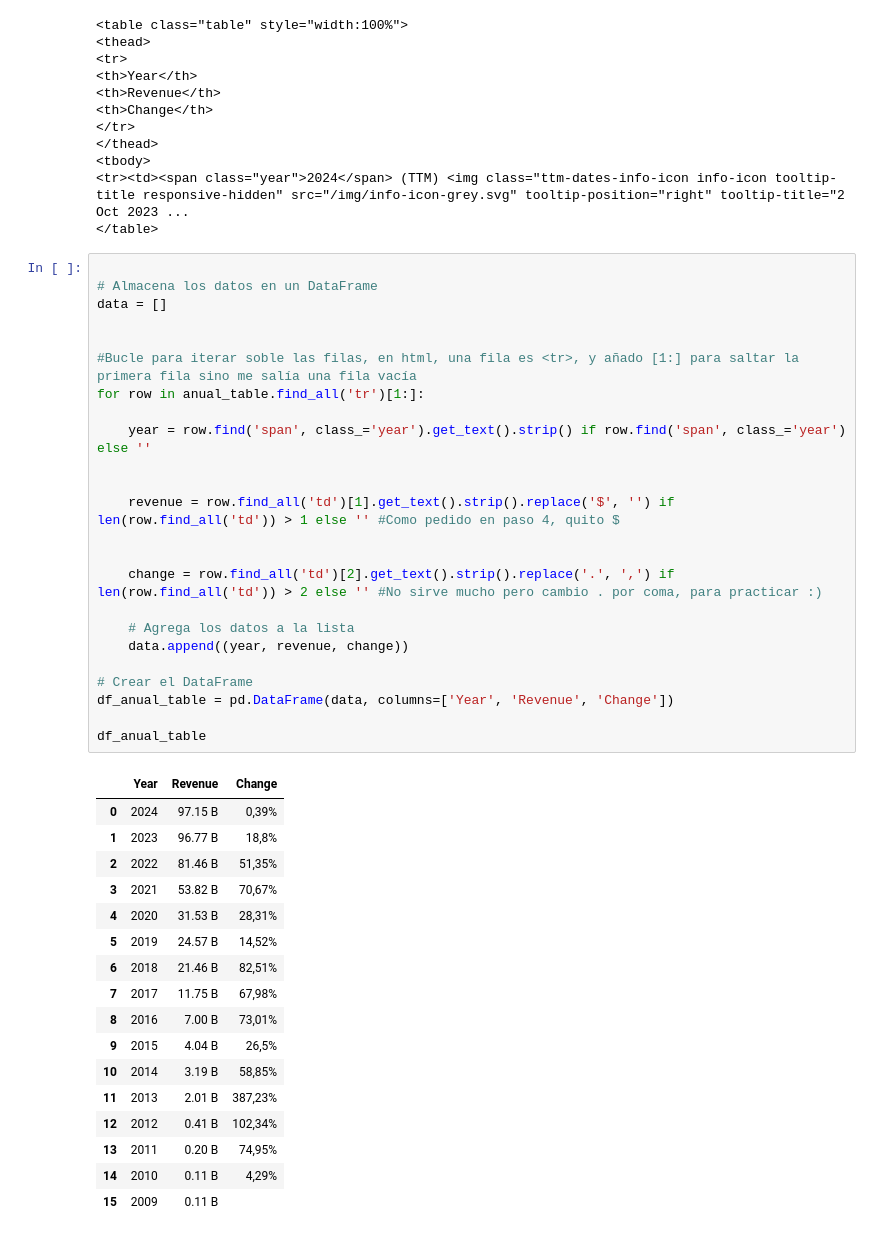
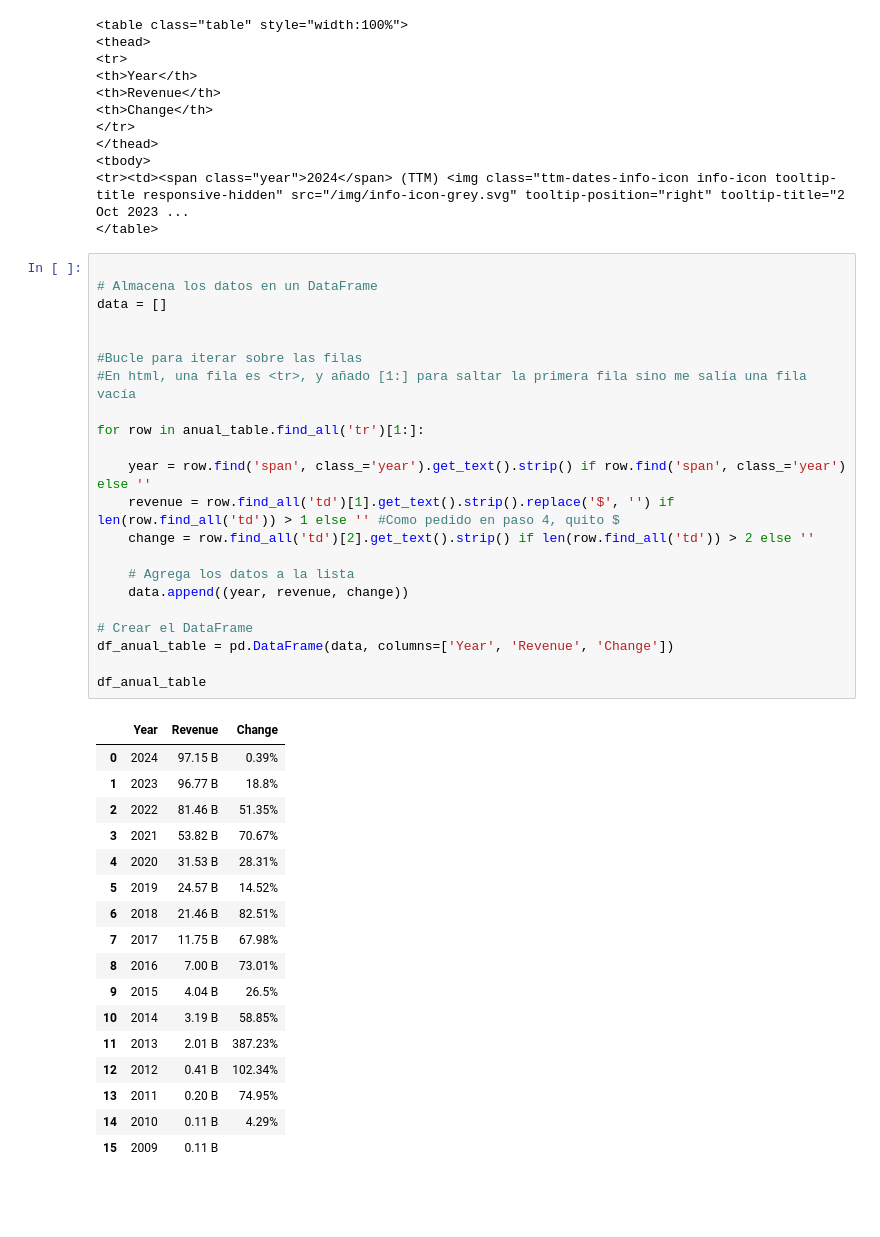
Before and after one commit to 4GeeksAcademy/pauline---web-scraping-project-tutorial, a Jupyter notebook: src/explore.es.ipynb, the cells around one changed output. Drawn from its saved outputs; the diff is of its cells as text; blank space fills up the shorter version.

```diff
--- a/src/explore.es.ipynb
+++ b/src/explore.es.ipynb
@@ -95,42 +95,40 @@ print(anual_table)
 # %%
 
 # Almacena los datos en un DataFrame
 data = []
 
 
-#Bucle para iterar soble las filas, en html, una fila es <tr>, y añado [1:] para saltar la primera fila sino me salía una fila vacía
+#Bucle para iterar sobre las filas
+#En html, una fila es <tr>, y añado [1:] para saltar la primera fila sino me salía una fila vacía
+
 for row in anual_table.find_all('tr')[1:]:
 
     year = row.find('span', class_='year').get_text().strip() if row.find('span', class_='year') else ''
-
-
     revenue = row.find_all('td')[1].get_text().strip().replace('$', '') if len(row.find_all('td')) > 1 else '' #Como pedido en paso 4, quito $
-
-
-    change = row.find_all('td')[2].get_text().strip().replace('.', ',') if len(row.find_all('td')) > 2 else '' #No sirve mucho pero cambio . por coma, para practicar :)
+    change = row.find_all('td')[2].get_text().strip() if len(row.find_all('td')) > 2 else ''
 
     # Agrega los datos a la lista
     data.append((year, revenue, change))
 
 # Crear el DataFrame
 df_anual_table = pd.DataFrame(data, columns=['Year', 'Revenue', 'Change'])
 
 df_anual_table
 # %% [output]
 |  | Year | Revenue | Change |
-| 0 | 2024 | 97.15 B | 0,39% |
-| 1 | 2023 | 96.77 B | 18,8% |
-| 2 | 2022 | 81.46 B | 51,35% |
-| 3 | 2021 | 53.82 B | 70,67% |
-| 4 | 2020 | 31.53 B | 28,31% |
-| 5 | 2019 | 24.57 B | 14,52% |
-| 6 | 2018 | 21.46 B | 82,51% |
-| 7 | 2017 | 11.75 B | 67,98% |
-| 8 | 2016 | 7.00 B | 73,01% |
-| 9 | 2015 | 4.04 B | 26,5% |
-| 10 | 2014 | 3.19 B | 58,85% |
-| 11 | 2013 | 2.01 B | 387,23% |
-| 12 | 2012 | 0.41 B | 102,34% |
-| 13 | 2011 | 0.20 B | 74,95% |
-| 14 | 2010 | 0.11 B | 4,29% |
+| 0 | 2024 | 97.15 B | 0.39% |
+| 1 | 2023 | 96.77 B | 18.8% |
+| 2 | 2022 | 81.46 B | 51.35% |
+| 3 | 2021 | 53.82 B | 70.67% |
+| 4 | 2020 | 31.53 B | 28.31% |
+| 5 | 2019 | 24.57 B | 14.52% |
+| 6 | 2018 | 21.46 B | 82.51% |
+| 7 | 2017 | 11.75 B | 67.98% |
+| 8 | 2016 | 7.00 B | 73.01% |
+| 9 | 2015 | 4.04 B | 26.5% |
+| 10 | 2014 | 3.19 B | 58.85% |
+| 11 | 2013 | 2.01 B | 387.23% |
+| 12 | 2012 | 0.41 B | 102.34% |
+| 13 | 2011 | 0.20 B | 74.95% |
+| 14 | 2010 | 0.11 B | 4.29% |
 | 15 | 2009 | 0.11 B |  |
```
Also changed, not shown: parts of 5 cells of this notebook, 1 other file.
